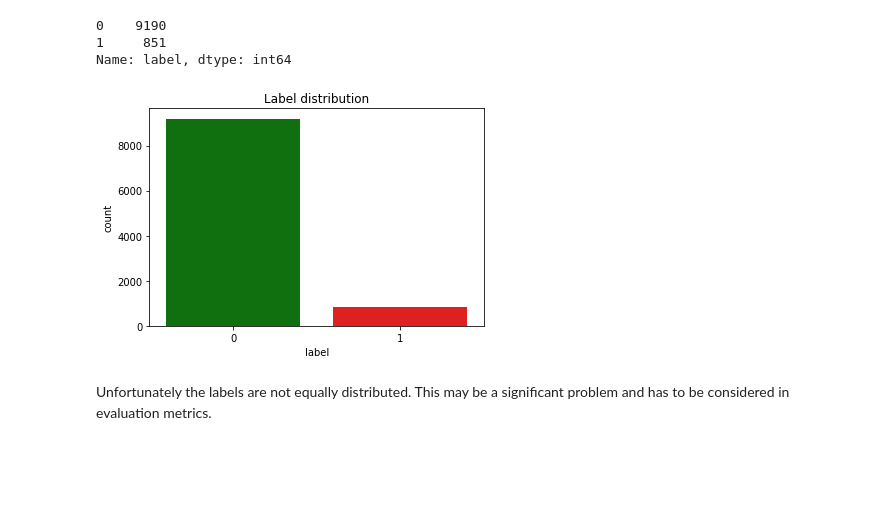
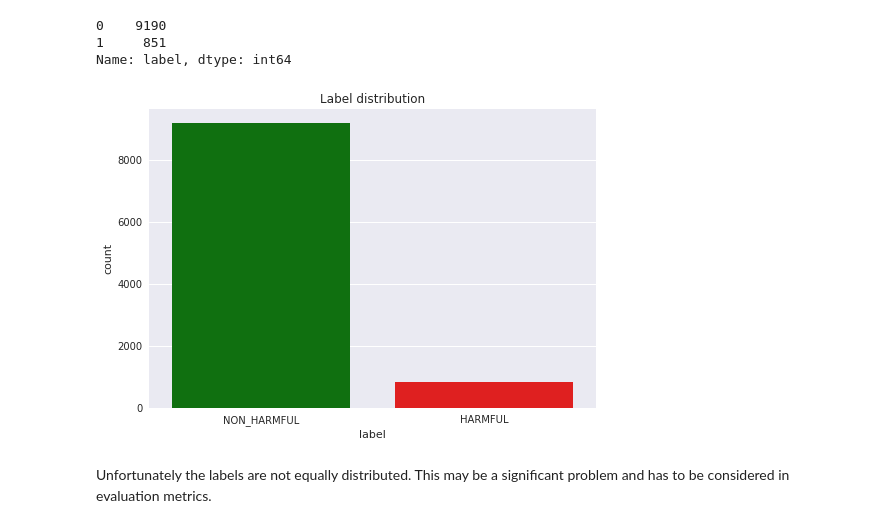
Before and after one commit to JakubTomaszewski/NLP-Sentiment-Analysis, a Jupyter notebook: EDA.ipynb, the cells around one changed output. Drawn from its saved outputs; the diff is of its cells as text; code cells hidden in the pictures; blank space fills up the shorter version.

```diff
--- a/EDA.ipynb
+++ b/EDA.ipynb
@@ -7,11 +7,19 @@ Exploratory Data Analysis of Polish Twitter [dataset](http://2019.poleval.pl/ind
 # %% [markdown]
 ## Importing modules
 # %%
+import re
 import os
+import string
+from enum import Enum
+
 import numpy as np
 import pandas as pd
 import seaborn as sns
 import matplotlib.pyplot as plt
+
+plt.style.use('seaborn')
+# sns.set_palette('hls', 8)
+# sns.set_palette('pastel')
 # %%
 from sklearn.feature_extraction.text import CountVectorizer
 # %% [markdown]
@@ -28,3 +33,7 @@ LABEL_HARMFUL = 1
+# %%
+class Labels(Enum):
+    NON_HARMFUL = 0
+    HARMFUL = 1
 # %% [markdown]
 ## Helper functions
 # %%
@@ -126,17 +135,18 @@ df['label'].value_counts()
 Name: label, dtype: int64
 # %%
 # Customization
-hue_colors = {LABEL_NON_HARMFUL: 'green',
-              LABEL_HARMFUL: 'red'}
+hue_colors = {Labels.NON_HARMFUL.value: 'green',
+              Labels.HARMFUL.value: 'red'}
 
 plt.xticks(range(2), ['Positive [0]', 'Negative [1]'])
 plt.title('Label distribution')
 
 sns.countplot(x='label', data=df, palette=hue_colors)
 
+plt.xticks(range(2), [Labels.NON_HARMFUL.name, Labels.HARMFUL.name])
 plt.show()
 # %% [output]
-[figure, old version]
+[figure, new version]
 # %% [markdown]
 Unfortunately the labels are not equally distributed. This may be a significant problem and has to be considered in evaluation metrics.
 # %% [markdown]
```
Also changed, not shown: parts of 146 cells of this notebook.
